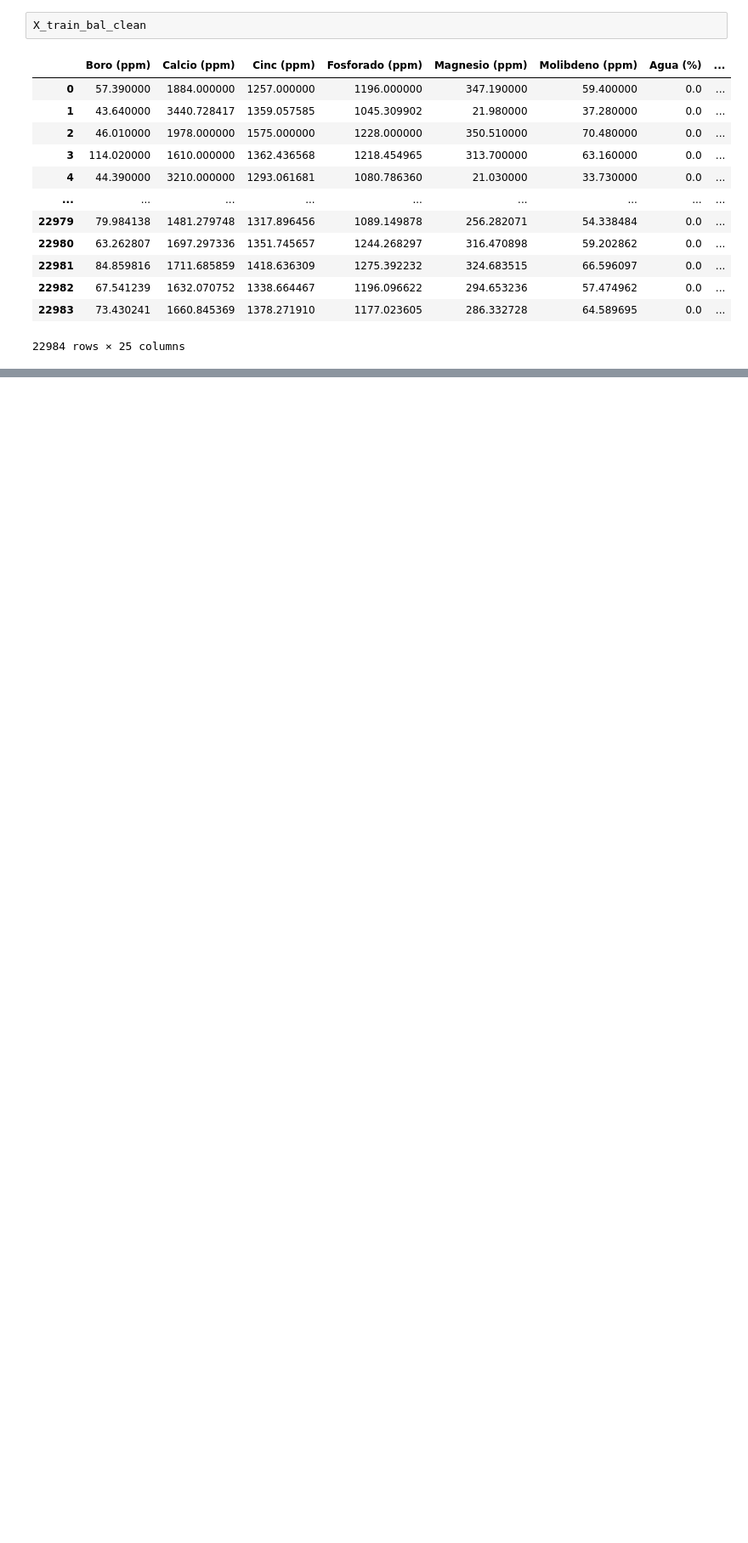
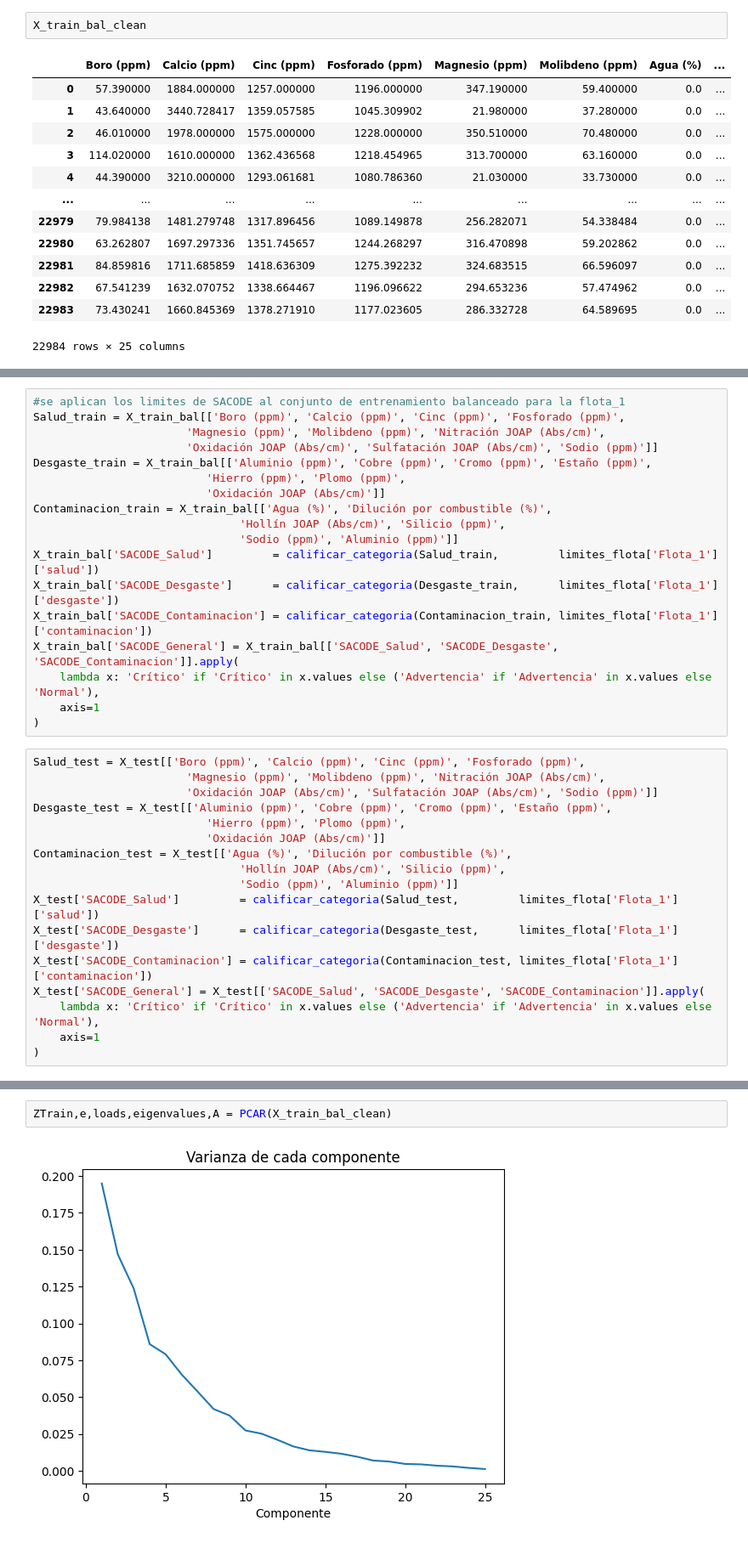
Before and after one commit to darturo12/Tesis-de-Grado-MIAD-, a Jupyter notebook: Modelos_ML/Modelos_Ensamble.ipynb, the cells around one changed output, grey strips where cells are left out. Shown at 85% size. Cells and saved outputs as stored; diff of their text form; blank space fills up the shorter version.

```diff
--- a/Modelos_ML/Modelos_Ensamble.ipynb
+++ b/Modelos_ML/Modelos_Ensamble.ipynb
@@ -840,0 +1298,35 @@ X_train_bal_clean
+# %%
+#se aplican los limites de SACODE al conjunto de entrenamiento balanceado para la flota_1
+Salud_train = X_train_bal[['Boro (ppm)', 'Calcio (ppm)', 'Cinc (ppm)', 'Fosforado (ppm)',
+                       'Magnesio (ppm)', 'Molibdeno (ppm)', 'Nitración JOAP (Abs/cm)',
+                       'Oxidación JOAP (Abs/cm)', 'Sulfatación JOAP (Abs/cm)', 'Sodio (ppm)']]
+Desgaste_train = X_train_bal[['Aluminio (ppm)', 'Cobre (ppm)', 'Cromo (ppm)', 'Estaño (ppm)',
+                          'Hierro (ppm)', 'Plomo (ppm)',
+                          'Oxidación JOAP (Abs/cm)']]
+Contaminacion_train = X_train_bal[['Agua (%)', 'Dilución por combustible (%)',
+                               'Hollín JOAP (Abs/cm)', 'Silicio (ppm)',
+                               'Sodio (ppm)', 'Aluminio (ppm)']]
+X_train_bal['SACODE_Salud']         = calificar_categoria(Salud_train,         limites_flota['Flota_1']['salud'])
+X_train_bal['SACODE_Desgaste']      = calificar_categoria(Desgaste_train,      limites_flota['Flota_1']['desgaste'])
+X_train_bal['SACODE_Contaminacion'] = calificar_categoria(Contaminacion_train, limites_flota['Flota_1']['contaminacion'])
+X_train_bal['SACODE_General'] = X_train_bal[['SACODE_Salud', 'SACODE_Desgaste', 'SACODE_Contaminacion']].apply(
+    lambda x: 'Crítico' if 'Crítico' in x.values else ('Advertencia' if 'Advertencia' in x.values else 'Normal'),
+    axis=1
+)
+# %%
+Salud_test = X_test[['Boro (ppm)', 'Calcio (ppm)', 'Cinc (ppm)', 'Fosforado (ppm)',
+                       'Magnesio (ppm)', 'Molibdeno (ppm)', 'Nitración JOAP (Abs/cm)',
+                       'Oxidación JOAP (Abs/cm)', 'Sulfatación JOAP (Abs/cm)', 'Sodio (ppm)']]
+Desgaste_test = X_test[['Aluminio (ppm)', 'Cobre (ppm)', 'Cromo (ppm)', 'Estaño (ppm)',
+                          'Hierro (ppm)', 'Plomo (ppm)',
+                          'Oxidación JOAP (Abs/cm)']]
+Contaminacion_test = X_test[['Agua (%)', 'Dilución por combustible (%)',
+                               'Hollín JOAP (Abs/cm)', 'Silicio (ppm)',
+                               'Sodio (ppm)', 'Aluminio (ppm)']]
+X_test['SACODE_Salud']         = calificar_categoria(Salud_test,         limites_flota['Flota_1']['salud'])
+X_test['SACODE_Desgaste']      = calificar_categoria(Desgaste_test,      limites_flota['Flota_1']['desgaste'])
+X_test['SACODE_Contaminacion'] = calificar_categoria(Contaminacion_test, limites_flota['Flota_1']['contaminacion'])
+X_test['SACODE_General'] = X_test[['SACODE_Salud', 'SACODE_Desgaste', 'SACODE_Contaminacion']].apply(
+    lambda x: 'Crítico' if 'Crítico' in x.values else ('Advertencia' if 'Advertencia' in x.values else 'Normal'),
+    axis=1
+)
@@ -840,0 +1681,4 @@ X_train_bal_clean
+# %%
+ZTrain,e,loads,eigenvalues,A = PCAR(X_train_bal_clean)
+# %% [output]
+[figure, added]
```
Also changed, not shown: parts of 18 cells of this notebook.
